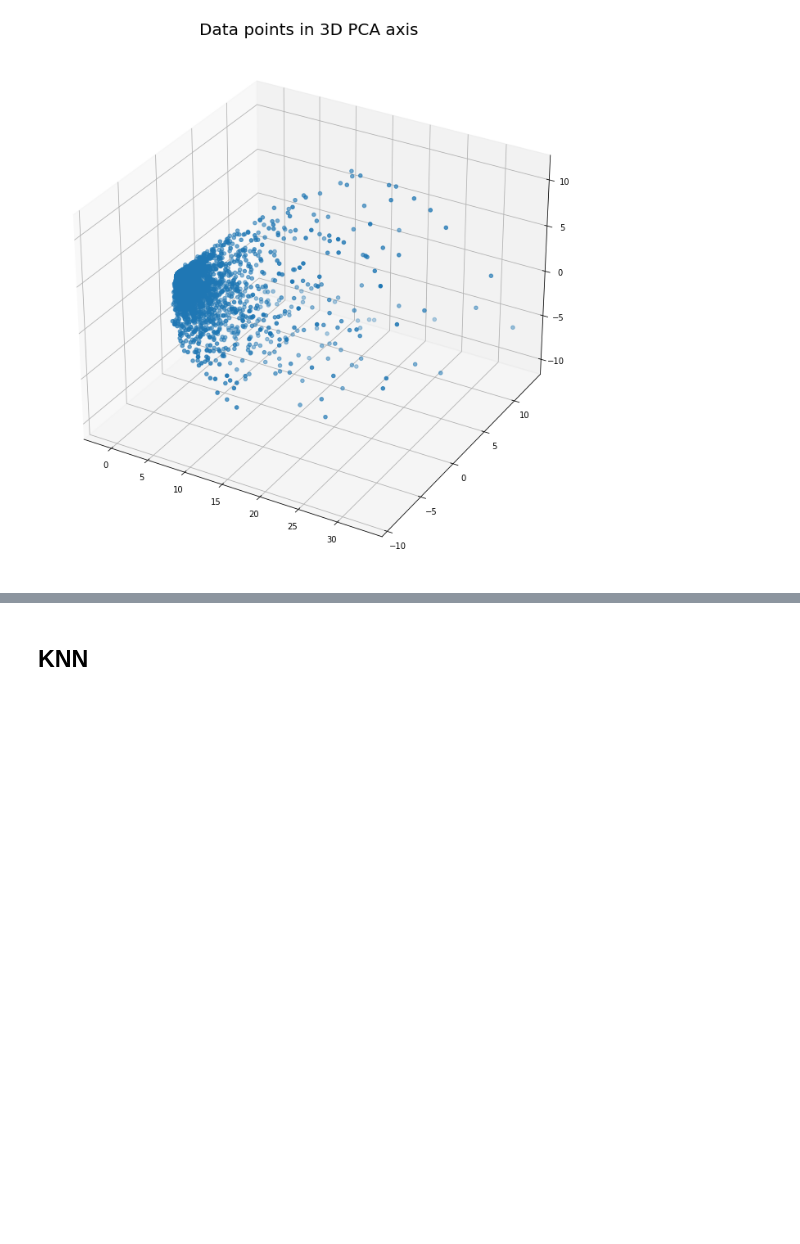
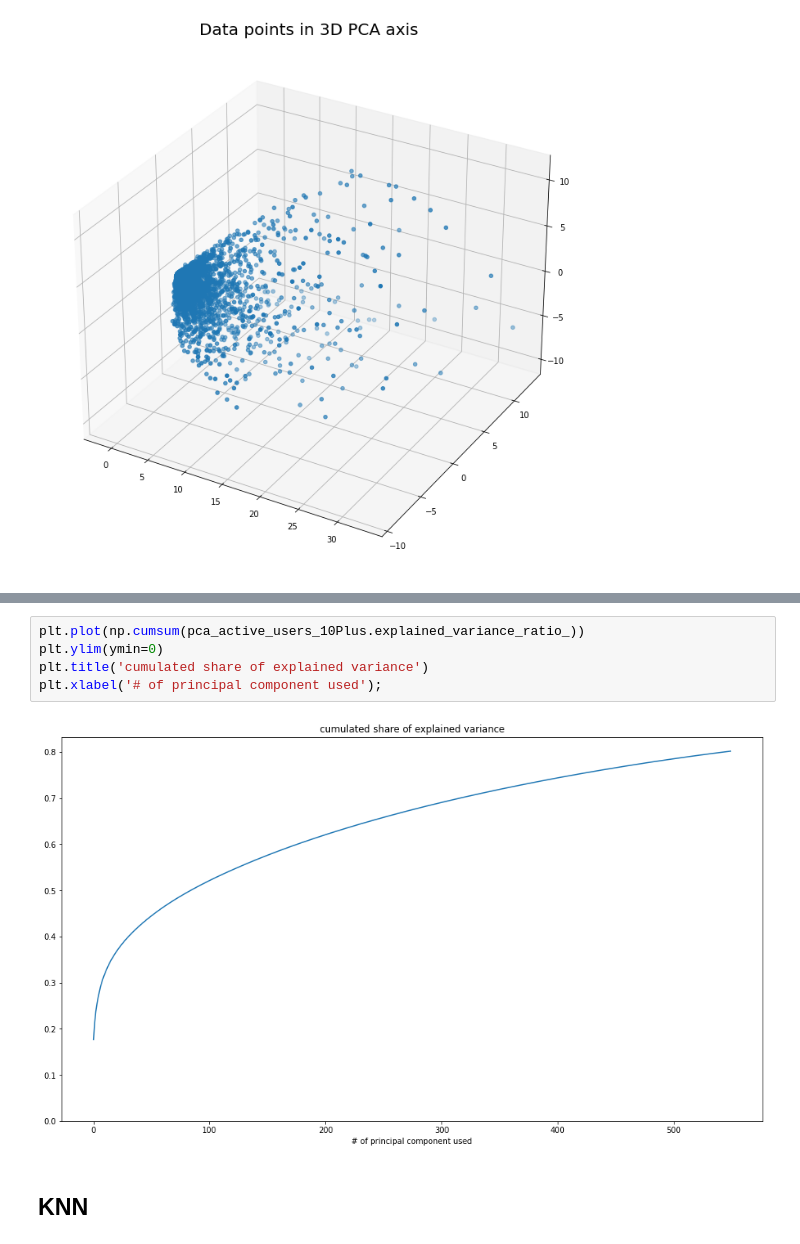
Before and after one commit to mijkami/Anime_Map, a Jupyter notebook: notebooks/Modelisation.ipynb, the cells around one changed output, grey strips where cells are left out. Saved outputs shown, nothing was run; the diff lists cells and outputs as text; blank space fills up the shorter version.

```diff
--- a/notebooks/Modelisation.ipynb
+++ b/notebooks/Modelisation.ipynb
@@ -376,3 +402,10 @@ plt.show()
+# %%
+plt.plot(np.cumsum(pca_active_users_10Plus.explained_variance_ratio_))
+plt.ylim(ymin=0)
+plt.title('cumulated share of explained variance')
+plt.xlabel('# of principal component used');
+# %% [output]
+[figure, added]
 # %% [markdown]
 ## KNN
 # %% [markdown]
```
Also changed, not shown: parts of 33 cells of this notebook.
